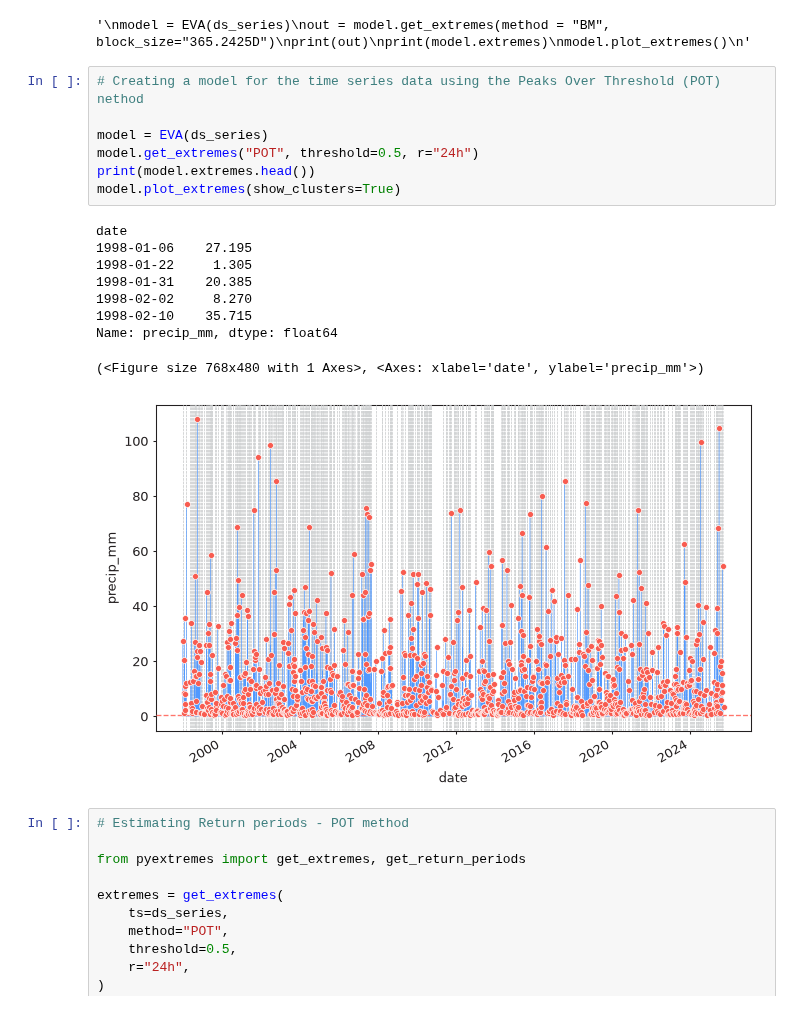
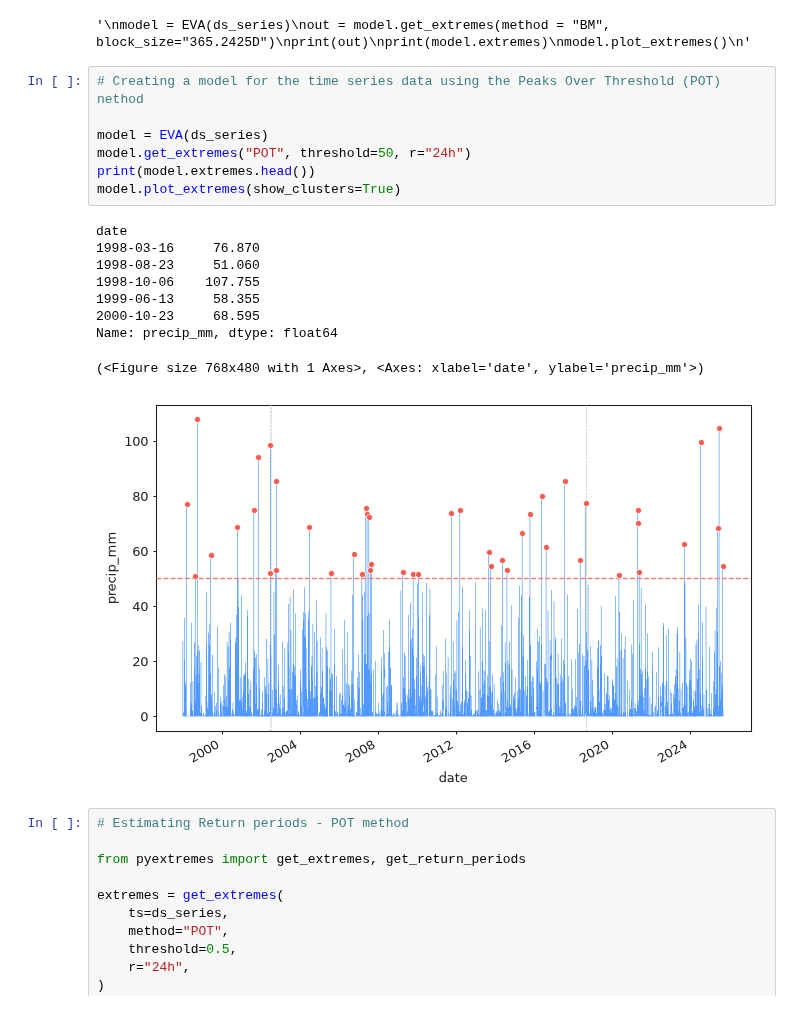
Before and after one commit to andrewmfisher/gesdisc-tutorials, a Jupyter notebook: conference-presentations/agu-2026/compute_recurrence_intervals.ipynb, the cells around one changed output. Saved outputs shown, nothing was run; the diff lists cells and outputs as text.

Commit message:
updating threshold

```diff
--- a/conference-presentations/agu-2026/compute_recurrence_intervals.ipynb
+++ b/conference-presentations/agu-2026/compute_recurrence_intervals.ipynb
@@ -73,20 +73,20 @@ model.plot_extremes()
 # %%
 # Creating a model for the time series data using the Peaks Over Threshold (POT) nethod
 
 model = EVA(ds_series)
-model.get_extremes("POT", threshold=0.5, r="24h")
+model.get_extremes("POT", threshold=50, r="24h")
 print(model.extremes.head())
 model.plot_extremes(show_clusters=True)
 # %% [output]
 date
-1998-01-06    27.195
-1998-01-22     1.305
-1998-01-31    20.385
-1998-02-02     8.270
-1998-02-10    35.715
+1998-03-16     76.870
+1998-08-23     51.060
+1998-10-06    107.755
+1999-06-13     58.355
+2000-10-23     68.595
 Name: precip_mm, dtype: float64
 (<Figure size 768x480 with 1 Axes>, <Axes: xlabel='date', ylabel='precip_mm'>)
-[figure, old version]
+[figure, new version]
 # %%
 # Estimating Return periods - POT method
 
```
Also changed, not shown: parts of 2 cells of this notebook.
